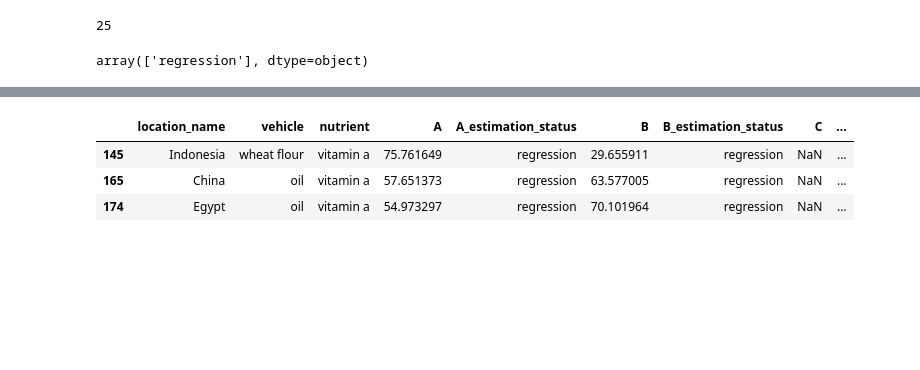
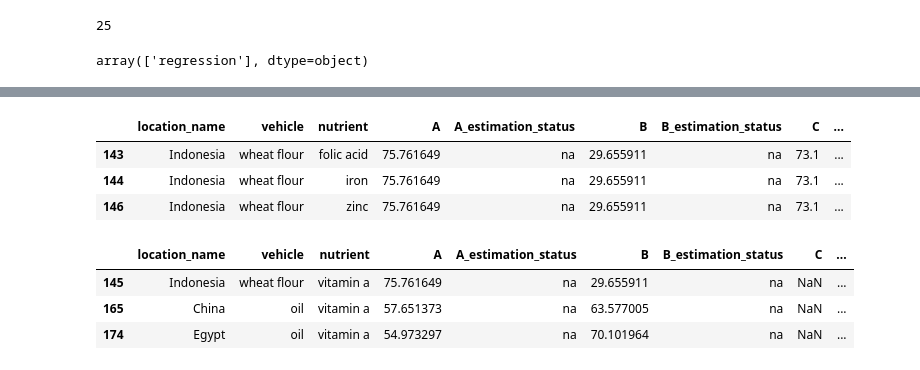
Before and after one commit to ihmeuw/vivarium_research_lsff, a Jupyter notebook: data_prep/gen_outputs/MICE/2021_03_31_compile_results_run_rejection_sampling.ipynb, the cells around one changed output, grey strips where cells are left out. Drawn from its saved outputs; the diff is of its cells as text; code cells hidden in the pictures; blank space fills up the shorter version.

```diff
--- a/data_prep/gen_outputs/MICE/2021_03_31_compile_results_run_rejection_sampling.ipynb
+++ b/data_prep/gen_outputs/MICE/2021_03_31_compile_results_run_rejection_sampling.ipynb
@@ -150,0 +357,4 @@ df.loc[(df.updated),'value_975_percentile'] = df.upper
+# %%
+output.loc[(output.new_value_mean.notna()),'value_mean'] = output.new_value_mean
+output.loc[(output.new_value_mean.notna()),'value_025_percentile'] = output.new_value_025_percentile
+output.loc[(output.new_value_mean.notna()),'value_975_percentile'] = output.new_value_975_percentile
@@ -150,0 +375,2 @@ df.loc[(df.updated),'value_975_percentile'] = df.upper
+# %%
+output = output[output.value_mean.notna()]
@@ -151,10 +405,12 @@ df.loc[(df.updated),'value_975_percentile'] = df.upper
+# %%
+output['estimation_status'] = 'na'
 # %%
-A = df[(df.value_description=="percent of population eating vehicle")].rename(columns={'value_mean':"A",'estimation_status':'A_estimation_status'})
-B = df[(df.value_description=="percent of population eating industrially produced vehicle")].rename(columns={'value_mean':"B",'estimation_status':'B_estimation_status'})
-C = df[(df.value_description=="percent of population eating fortified vehicle")].rename(columns={'value_mean':"C",'estimation_status':'C_estimation_status'})
+A = output[(output.value_description=="percent of population eating vehicle")].rename(columns={'value_mean':"A",'estimation_status':'A_estimation_status'})
+B = output[(output.value_description=="percent of population eating industrially produced vehicle")].rename(columns={'value_mean':"B",'estimation_status':'B_estimation_status'})
+C = output[(output.value_description=="percent of population eating fortified vehicle")].rename(columns={'value_mean':"C",'estimation_status':'C_estimation_status'})
 
 A = A.drop(columns=['value_description','nutrient'])
 B = B.drop(columns=['value_description','nutrient'])
 C = C.drop(columns=['value_description'])
 
-ref = A.merge(B, on = ['location_id','location_name','vehicle'], how = 'left').merge(C, on = ['location_id','location_name','vehicle'], how = 'outer')[['location_name','vehicle','nutrient','A','A_estimation_status','B','B_estimation_status','C','C_estimation_status']]
+ref2 = A.merge(B, on = ['location_id','location_name','vehicle'], how = 'left').merge(C, on = ['location_id','location_name','vehicle'], how = 'outer')[['location_name','vehicle','nutrient','A','A_estimation_status','B','B_estimation_status','C','C_estimation_status']]
@@ -181,7 +417,14 @@ ref[(ref.A < ref.B) | (ref.B < ref.C)]
+# %%
+ref2[(ref2.B < ref2.C)]
+# %% [output]
+|  | location_name | vehicle | nutrient | A | A_estimation_status | B | B_estimation_status | C | ... |
+| 143 | Indonesia | wheat flour | folic acid | 75.761649 | na | 29.655911 | na | 73.1 | ... |
+| 144 | Indonesia | wheat flour | iron | 75.761649 | na | 29.655911 | na | 73.1 | ... |
+| 146 | Indonesia | wheat flour | zinc | 75.761649 | na | 29.655911 | na | 73.1 | ... |
 # %%
-ref[(ref.A.isna() | ref.B.isna() | ref.C.isna())]
+ref2[(ref2.B.isna() | ref2.C.isna())]
 # %% [output]
 |  | location_name | vehicle | nutrient | A | A_estimation_status | B | B_estimation_status | C | ... |
-| 145 | Indonesia | wheat flour | vitamin a | 75.761649 | regression | 29.655911 | regression | NaN | ... |
-| 165 | China | oil | vitamin a | 57.651373 | regression | 63.577005 | regression | NaN | ... |
-| 174 | Egypt | oil | vitamin a | 54.973297 | regression | 70.101964 | regression | NaN | ... |
+| 145 | Indonesia | wheat flour | vitamin a | 75.761649 | na | 29.655911 | na | NaN | ... |
+| 165 | China | oil | vitamin a | 57.651373 | na | 63.577005 | na | NaN | ... |
+| 174 | Egypt | oil | vitamin a | 54.973297 | na | 70.101964 | na | NaN | ... |
```
Also changed, not shown: parts of 36 cells of this notebook, 1 other file.
